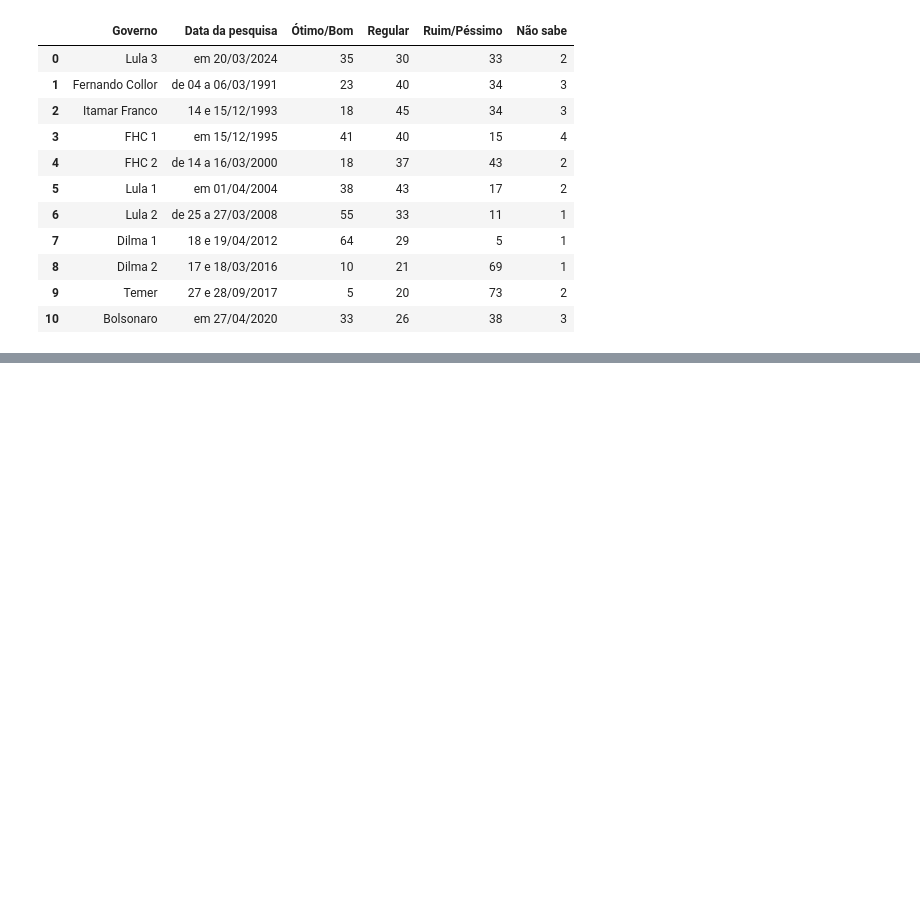
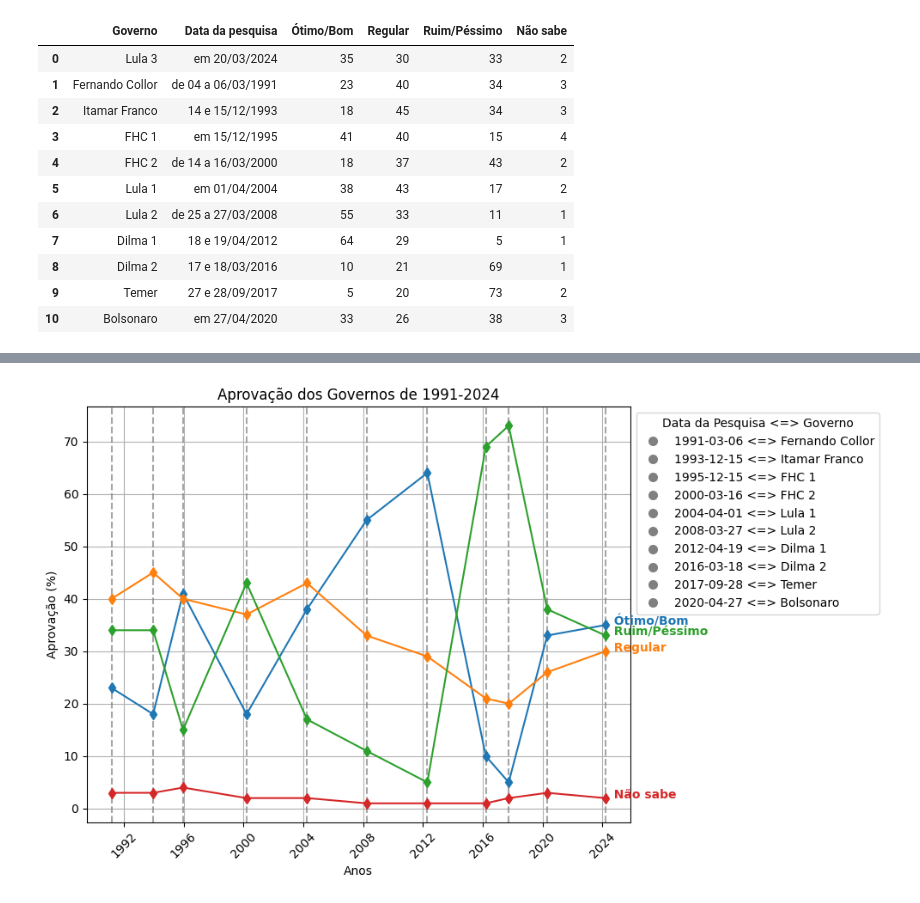
Before and after one commit to LucasMLago/Avalia-Governos, a Jupyter notebook: analysis/visualization.ipynb, the cells around one changed output, grey strips where cells are left out. Cells and saved outputs as stored; diff of their text form; code cells hidden in the pictures; blank space fills up the shorter version.

```diff
--- a/analysis/visualization.ipynb
+++ b/analysis/visualization.ipynb
@@ -79,0 +120,34 @@ Parsing dates in %d/%m/%Y format when dayfirst=False (the default) was specified
+# %%
+plt.figure(figsize=(10, 6))
+
+# Adiciona as linhas verticais para cada data da pesquisa
+for data in df['Data da pesquisa']:
+    plt.axvline(x=data, linestyle='--', color='gray', alpha=0.7)
+
+# Separa entre as categorias de aprovação
+for coluna in ["Ótimo/Bom", "Regular", "Ruim/Péssimo", "Não sabe"]:
+    linha = plt.plot(df['Data da pesquisa'], df[coluna], marker='d', label=coluna)
+    cor_linha = linha[0].get_color()  # Obtém a cor da linha
+
+    # Adiciona o nome da linha
+    last_value = df[coluna].dropna().iloc[-1]
+    plt.text(df.iloc[-1]['Data da pesquisa'], last_value, s='  ' + coluna, fontsize=10, ha='left', va='baseline', color=cor_linha, fontweight='bold')
+
+# Adiciona as entradas da legenda personalizada
+legend_labels = df.apply(lambda row: f"{row['Data da pesquisa'].strftime('%Y-%m-%d')} <=> {row['Governo']}", axis=1)
+unique_dates = df['Data da pesquisa'].unique()
+colors = plt.cm.tab10.colors[:len(unique_dates)]
+legend_entries = [plt.Line2D([0], [0], marker='o', color='w', markersize=9, markerfacecolor='gray') for color in colors]
+plt.legend(legend_entries, legend_labels, loc='upper left', bbox_to_anchor=(1, 1), title='Data da Pesquisa <=> Governo')
+
+# Formata o gráfico
+plt.title('Aprovação dos Governos de 1991-2024')
+plt.xlabel('Anos')
+plt.ylabel('Aprovação (%)')
+plt.grid(True)
+plt.xticks(rotation=45)
+plt.tight_layout()
+
+plt.show()
+# %% [output]
+[figure, added]
```
Also changed, not shown: parts of 14 cells of this notebook.
